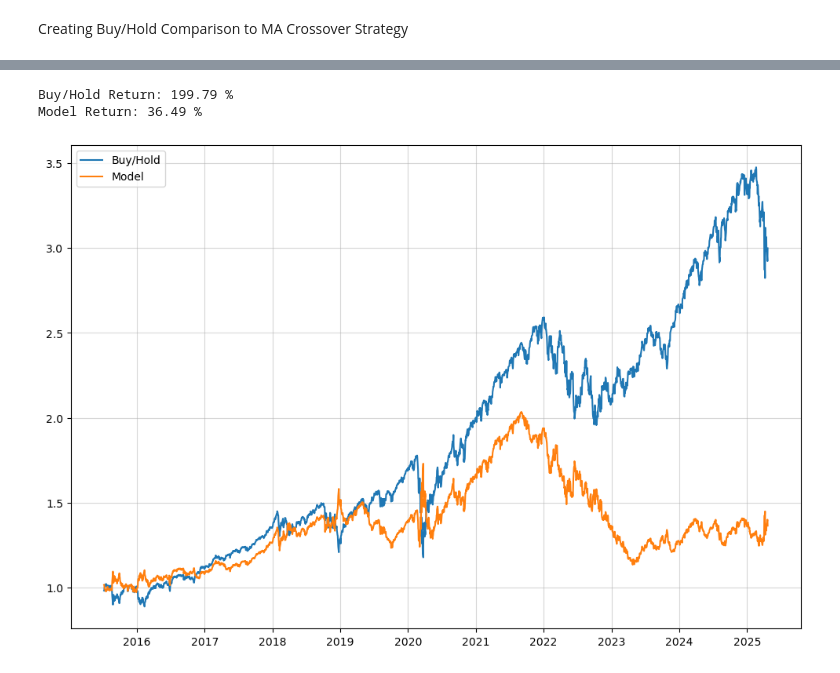
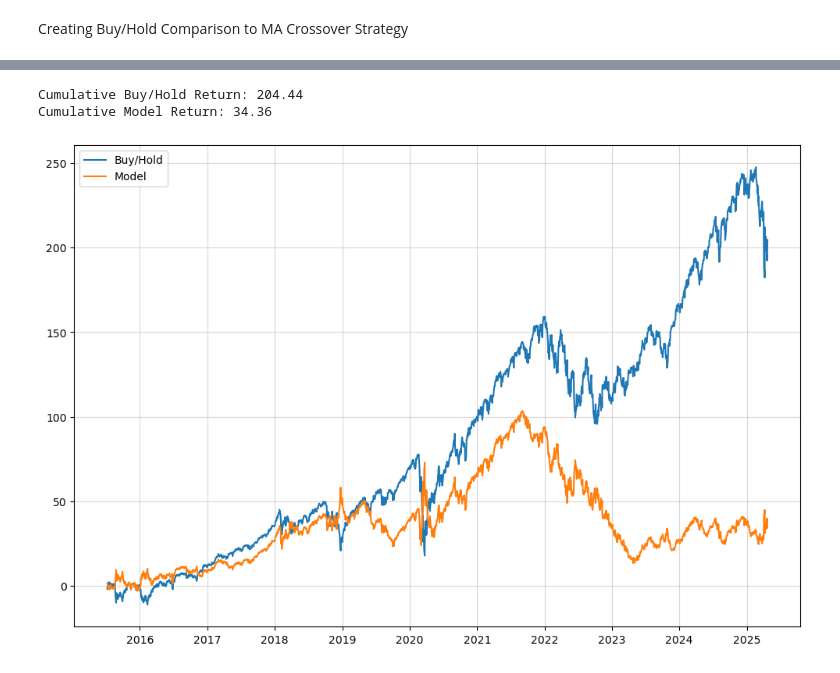
Before and after one commit to FilBillions/simple-moving-average, a Jupyter notebook: Simple_MA.ipynb, the cells around one changed output, grey strips where cells are left out. Cells and saved outputs as stored; diff of their text form; code cells hidden in the pictures.

Commit message:
formatting and logic, added cumulative variables to table, next is sharpe ratio

```diff
--- a/Simple_MA.ipynb
+++ b/Simple_MA.ipynb
@@ -45,29 +45,30 @@ data = data[['Day Count', 'Open', 'High', 'Low', 'Close']]
 # %% [markdown]
 Adding MAs:
 # %%
-data[f'{MA1}-day MA'] = data['Close'].rolling(int(MA1)).mean().shift()
-data[f'{MA2}-day MA'] = data['Close'].rolling(int(MA2)).mean().shift()
+df[f'{MA1}-day MA'] = df['Close'].rolling(int(MA1)).mean().shift()
+df[f'{MA2}-day MA'] = df['Close'].rolling(int(MA2)).mean().shift()
 #we .shift() to push the moving average forward a day because the moving average cannot start until x days have finished
 # %% [markdown]
 Adding Signals:
 # %%
 #signal to long
-data['Signal'] = np.where(data[f'{MA1}-day MA'] > data[f'{MA2}-day MA'], 1, 0)
+df['Signal'] = np.where(df[f'{MA1}-day MA'] > df[f'{MA2}-day MA'], 1, 0)
 
 #signal to short
-data['Signal'] = np.where(data[f'{MA1}-day MA'] < data[f'{MA2}-day MA'], -1, data['Signal'])
-
-#dropping NA data
-data.dropna(inplace=True)
+df['Signal'] = np.where(df[f'{MA1}-day MA'] < df[f'{MA2}-day MA'], -1, df['Signal'])
 # %% [markdown]
 Returns:
 # %%
 #create returns and the model returns colummns
-data['Return'] = np.log(data['Close']).diff()
-data['Model Return'] = data['Return'] * data['Signal']
+# the difference between the current row ln and previous row ln gives a daily return
+df['Daily Return'] = np.log(df['Close']).diff()
 
-#entry column
-data['Entry'] = data.Signal.diff()
+# model return, if our signal is - we are short and the daily return is negative. vice versa
+df['Model Return'] = df['Daily Return'] * df['Signal']
+
+#entry column for visualization
+df['Entry'] = df.Signal.diff()
+df.dropna(inplace=True)
 # %% [markdown]
 Creating Moving Average Cross-Over Grid Visualization
 # %%
@@ -90,2 +91,6 @@ plt.legend(loc=2)
 # %% [markdown]
 Creating Buy/Hold Comparison to MA Crossover Strategy
+# %%
+df['Cumulative Return'] = (np.exp(df['Daily Return']).cumprod() - 1) * 100
+df['Cumulative Model Return'] = (np.exp(df['Model Return']).cumprod() - 1) * 100
+df
@@ -92,14 +112,14 @@ Creating Buy/Hold Comparison to MA Crossover Strategy
 # %%
 #buy/hold plot
-plt.plot(np.exp(data['Return']).cumprod(), label='Buy/Hold')
+plt.plot(df['Cumulative Return'], label='Buy/Hold')
 #model plot
-plt.plot(np.exp(data['Model Return']).cumprod(), label='Model')
+plt.plot(df['Cumulative Model Return'], label='Model')
 plt.legend(loc=2)
 plt.grid(True, alpha=.5)
 #print returns
-print("Buy/Hold Return:", round(((np.exp(data['Return']).cumprod().iloc[-1] -1) * 100), 2), "%")
-print("Model Return:", round(((np.exp(data['Model Return']).cumprod().iloc[-1] -1) * 100), 2), "%")
+print("Cumulative Buy/Hold Return:", round(df['Cumulative Return'].iloc[-1], 2))
+print("Cumulative Model Return:", round(df['Cumulative Model Return'].iloc[-1], 2))
 # %% [output]
-Buy/Hold Return: 199.79 %
-Model Return: 36.49 %
+Cumulative Buy/Hold Return: 204.44
+Cumulative Model Return: 34.36
-[figure, old version]
+[figure, new version]
```
Also changed, not shown: parts of 4 cells of this notebook.
